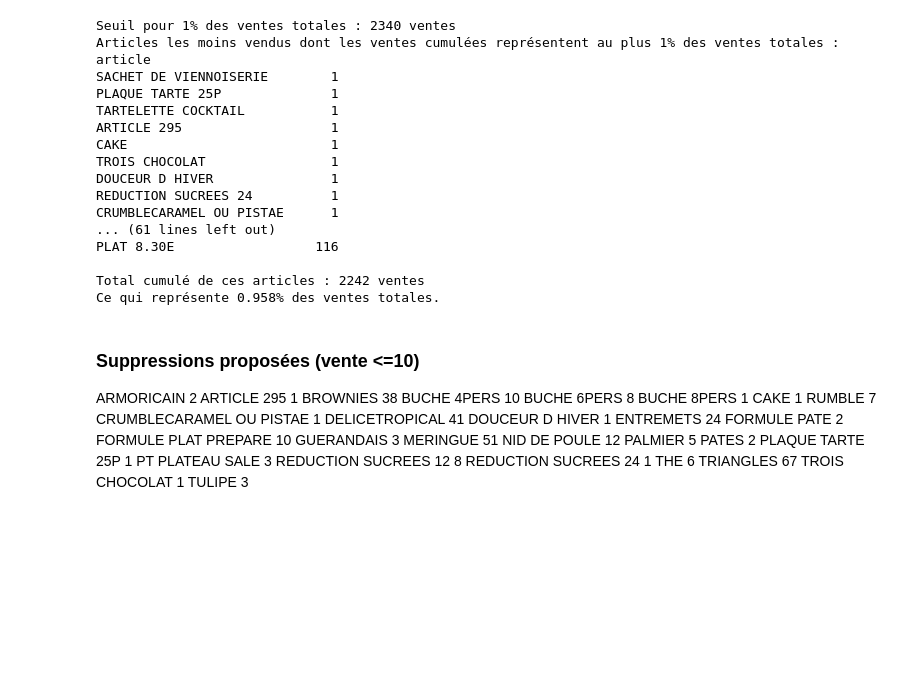
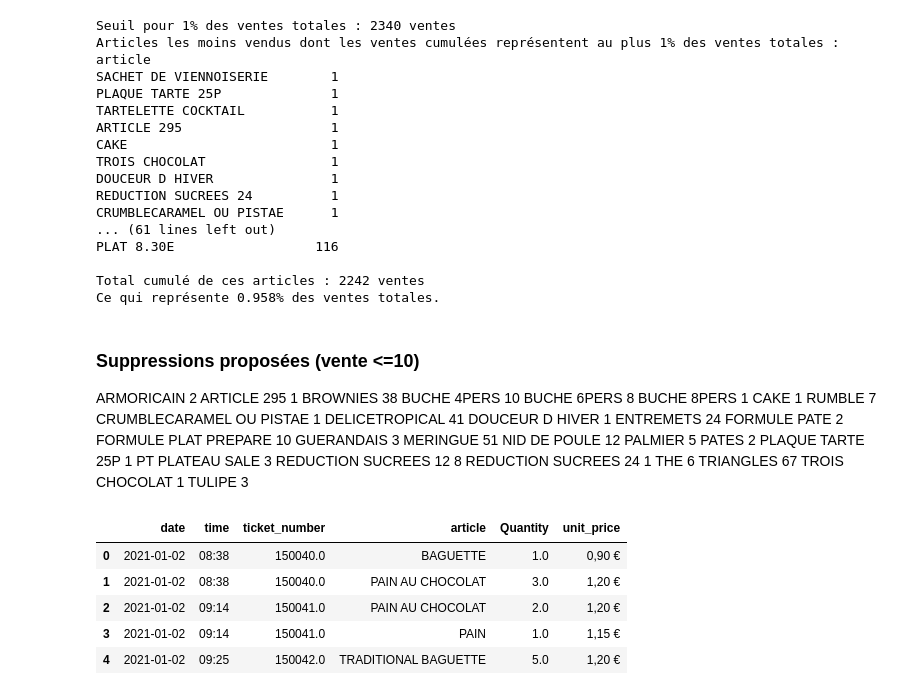
Before and after one commit to claragarciaperez9/French_bakery_forecasting, a Jupyter notebook: reduction_dataset.ipynb, the cells around one changed output. Saved outputs shown, nothing was run; the diff lists cells and outputs as text; code cells hidden in the pictures; blank space fills up the shorter version.

```diff
--- a/reduction_dataset.ipynb
+++ b/reduction_dataset.ipynb
@@ -238,3 +238,13 @@ THE                             6
 TRIANGLES                      67
 TROIS CHOCOLAT                  1
 TULIPE                          3
+# %%
+df = pd.read_csv('data_tmp/bakery_sales_reduit.csv').drop(columns=['Unnamed: 0'])
+df.head()
+# %% [output]
+|  | date | time | ticket_number | article | Quantity | unit_price |
+| 0 | 2021-01-02 | 08:38 | 150040.0 | BAGUETTE | 1.0 | 0,90 € |
+| 1 | 2021-01-02 | 08:38 | 150040.0 | PAIN AU CHOCOLAT | 3.0 | 1,20 € |
+| 2 | 2021-01-02 | 09:14 | 150041.0 | PAIN AU CHOCOLAT | 2.0 | 1,20 € |
+| 3 | 2021-01-02 | 09:14 | 150041.0 | PAIN | 1.0 | 1,15 € |
+| 4 | 2021-01-02 | 09:25 | 150042.0 | TRADITIONAL BAGUETTE | 5.0 | 1,20 € |
```
Also changed, not shown: parts of 1 cell of this notebook, 2 other files.
